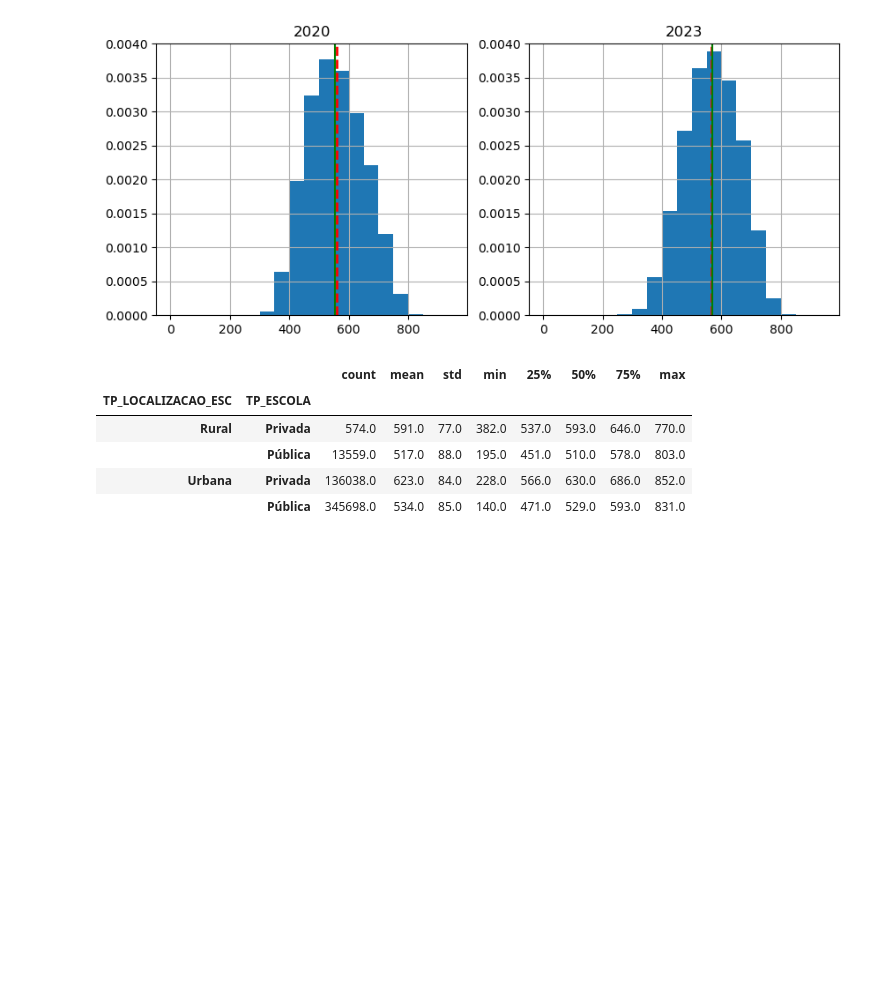
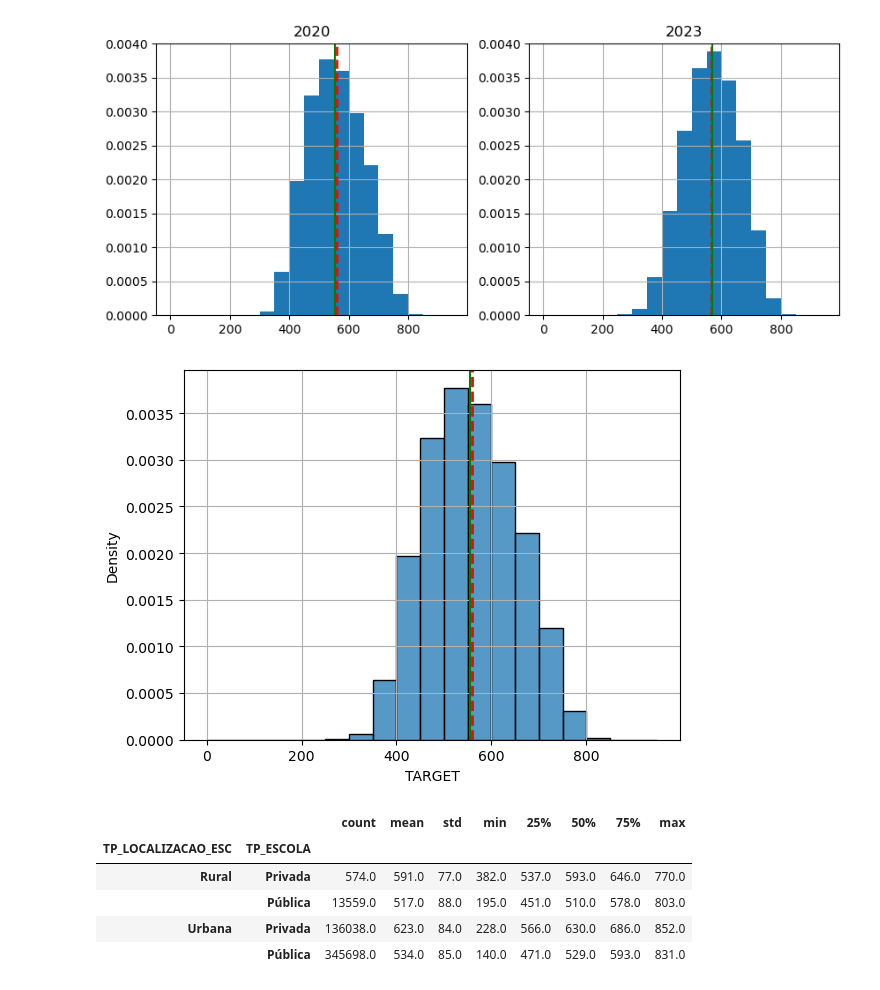
Before and after one commit to AllineOliveira/Projeto-2-Cdados, a Jupyter notebook: Projeto 2 - Grupo 6.ipynb, the cells around one changed output. Drawn from its saved outputs; the diff is of its cells as text; code cells hidden in the pictures; blank space fills up the shorter version.

```diff
--- a/Projeto 2 - Grupo 6.ipynb
+++ b/Projeto 2 - Grupo 6.ipynb
@@ -652,6 +622,14 @@ Name: TARGET, dtype: float64
 max         865.692500
 Name: TARGET, dtype: float64
 [figure]
+# %%
+sb.histplot(x=dados2020['TARGET'], bins=bins,stat='density')
+plt.axvline(dados2020['TARGET'].mean(), color='red', linestyle='--', label=f'Média: {dados2020['TARGET'].mean():.2f}',linewidth=2)
+plt.axvline(dados2020['TARGET'].median(), color='green', linestyle='-', label=f'Mediana: {dados2020['TARGET'].median():.2f}')
+plt.grid(True)
+plt.show()
+# %% [output]
+[figure, added]
 # %%
 display(dados2020.groupby(['TP_LOCALIZACAO_ESC','TP_ESCOLA']).TARGET.describe().round())
 display(dados2023.groupby(['TP_LOCALIZACAO_ESC','TP_ESCOLA']).TARGET.describe().round())
```
Also changed, not shown: parts of 2 cells of this notebook.
